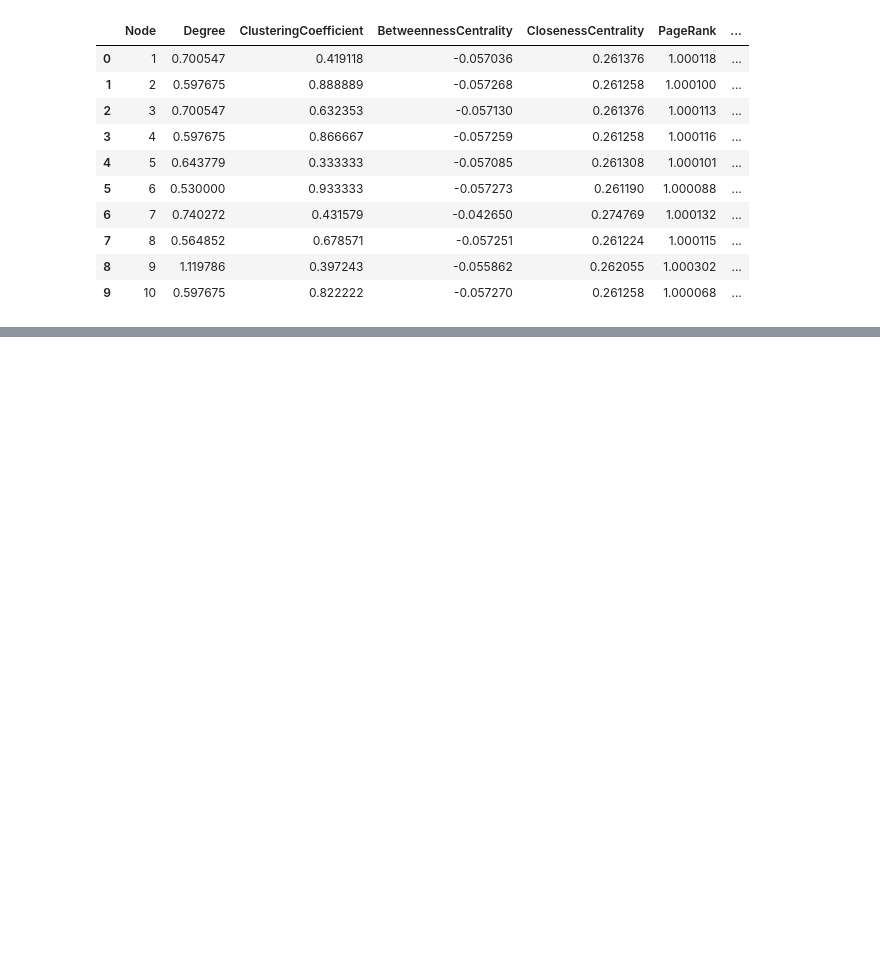
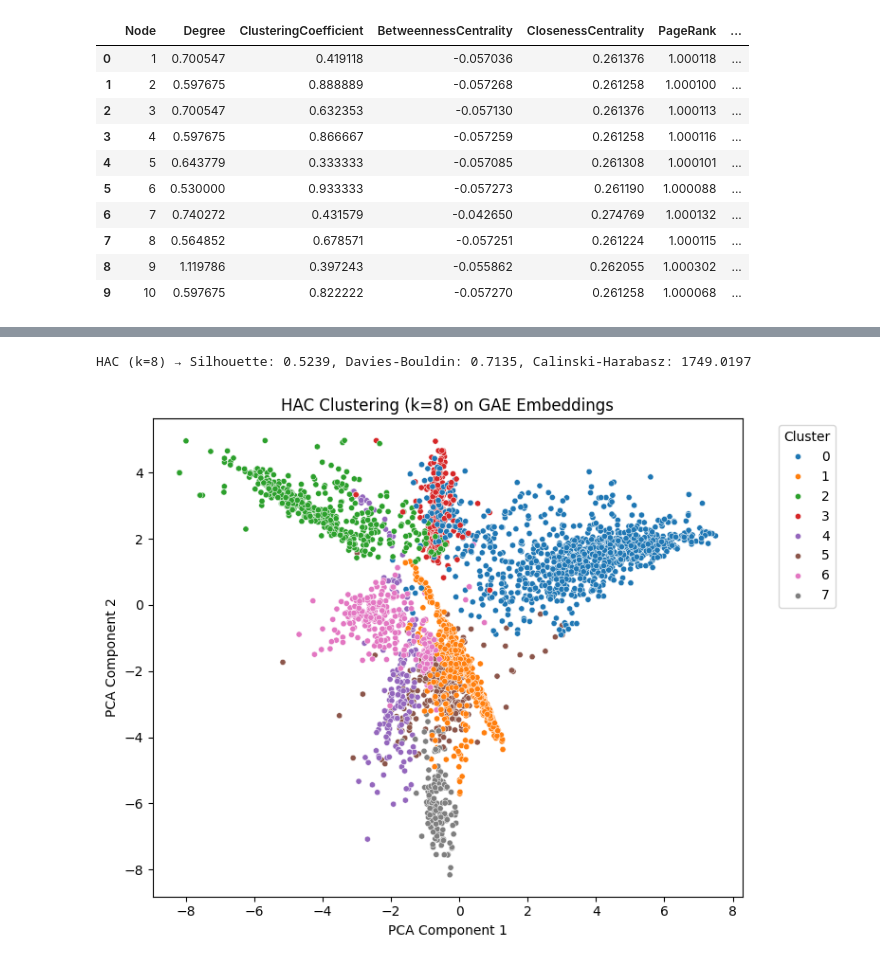
Before and after one commit to PSswathi/aai-510-group2-final-project, a Jupyter notebook: aai-510-group2-final-project-GAE.ipynb, the cells around one changed output, grey strips where cells are left out. Cells and saved outputs as stored; diff of their text form; code cells hidden in the pictures; blank space fills up the shorter version.

```diff
--- a/aai-510-group2-final-project-GAE.ipynb
+++ b/aai-510-group2-final-project-GAE.ipynb
@@ -73,6 +73,10 @@ df_features = df.sort_values(by='Node')
 x = torch.tensor(df_features.drop(columns=['Node']).values, dtype=torch.float)
 # Extract node features and ensure order by node index and edges
 G = nx.read_edgelist("facebook_combined.txt", nodetype=int)
+# %%
+# Make sure all nodes in df['Node'] exist in G
+node_ids = df['Node'].tolist()
+G = G.subgraph(node_ids).copy()
 # %%
 # Convert NetworkX graph to PyG Data format
 pyg_graph = from_networkx(nx.Graph(G))
@@ -117,0 +266,20 @@ RuntimeError: index 3532 is out of bounds for dimension 0 with size 3532
+# %%
+from sklearn.cluster import AgglomerativeClustering
+from scipy.cluster.hierarchy import dendrogram, linkage
+
+# Normalize GAE embeddings
+scaled_embeddings = StandardScaler().fit_transform(embeddings)
+
+# Run HAC
+n_clusters = 8  # or tune this
+hac = AgglomerativeClustering(n_clusters=n_clusters, linkage='ward')
+labels = hac.fit_predict(scaled_embeddings)
+
+# Evaluate
+sil = silhouette_score(scaled_embeddings, labels)
+db = davies_bouldin_score(scaled_embeddings, labels)
+ch = calinski_harabasz_score(scaled_embeddings, labels)
+
+print(f"HAC (k={n_clusters}) → Silhouette: {sil:.4f}, Davies-Bouldin: {db:.4f}, Calinski-Harabasz: {ch:.4f}")
+# %% [output]
+HAC (k=8) → Silhouette: 0.5239, Davies-Bouldin: 0.7135, Calinski-Harabasz: 1749.0197
@@ -117,0 +293,16 @@ RuntimeError: index 3532 is out of bounds for dimension 0 with size 3532
+# %%
+from sklearn.decomposition import PCA
+
+pca = PCA(n_components=2)
+reduced = pca.fit_transform(scaled_embeddings)
+
+plt.figure(figsize=(8, 6))
+sns.scatterplot(x=reduced[:, 0], y=reduced[:, 1], hue=labels, palette='tab10', s=20)
+plt.title(f"HAC Clustering (k={n_clusters}) on GAE Embeddings")
+plt.xlabel("PCA Component 1")
+plt.ylabel("PCA Component 2")
+plt.legend(title='Cluster', bbox_to_anchor=(1.05, 1), loc='upper left')
+plt.tight_layout()
+plt.show()
+# %% [output]
+[figure, added]
```
Also changed, not shown: parts of 7 cells of this notebook.
